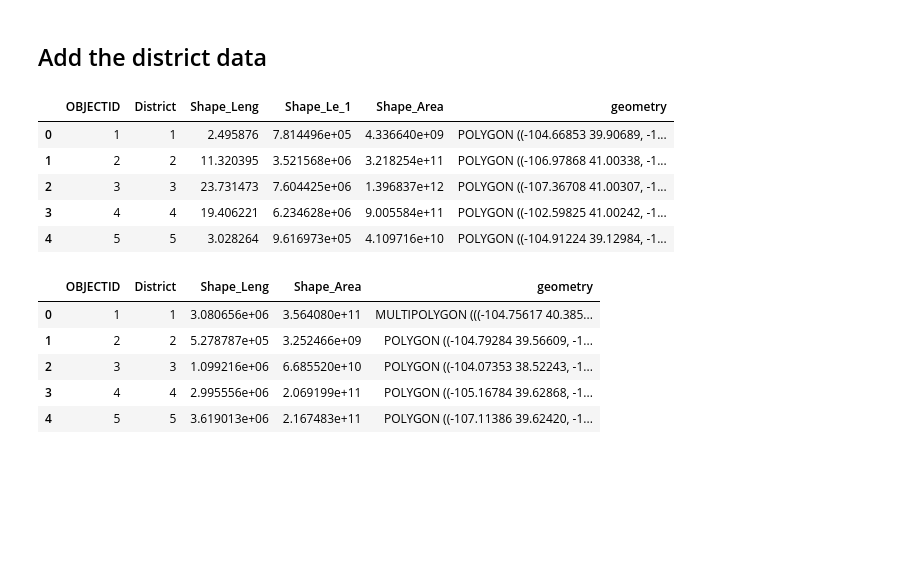
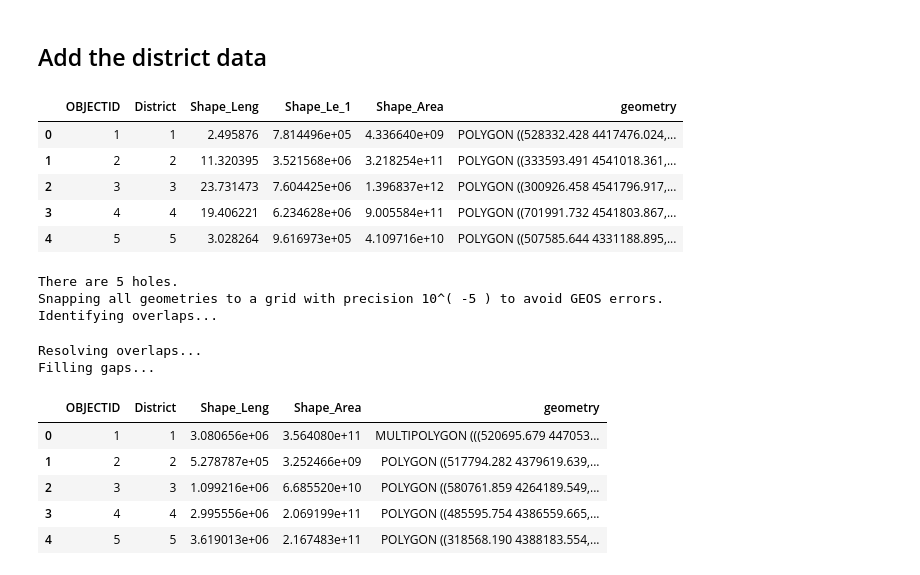
Before and after one commit to eveomett-states/Colorado, a Jupyter notebook: co.ipynb, the cells around one changed output. Saved outputs shown, nothing was run; the diff lists cells and outputs as text; code cells hidden in the pictures; blank space fills up the shorter version.

```diff
--- a/co.ipynb
+++ b/co.ipynb
@@ -264,22 +323,33 @@ population agrees
 # %%
-cong_df = gpd.read_file(cd_data).to_crs('EPSG:4269')
-send = gpd.read_file(send_data).to_crs('EPSG:4269')
-hdist = gpd.read_file(hdist_data).to_crs('EPSG:4269')
+cd = gpd.read_file(cd_data)
+cd = cd.to_crs(cd.estimate_utm_crs())
+send = gpd.read_file(send_data)
+send = send.to_crs(send.estimate_utm_crs())
+hdist = gpd.read_file(hdist_data)
+hdist = hdist.to_crs(hdist.estimate_utm_crs())
 # %%
-cong_df.head()
+cd.head()
 # %% [output]
 |  | OBJECTID | District | Shape_Leng | Shape_Le_1 | Shape_Area | geometry |
-| 0 | 1 | 1 | 2.495876 | 7.814496e+05 | 4.336640e+09 | POLYGON ((-104.66853 39.90689, -1... |
-| 1 | 2 | 2 | 11.320395 | 3.521568e+06 | 3.218254e+11 | POLYGON ((-106.97868 41.00338, -1... |
-| 2 | 3 | 3 | 23.731473 | 7.604425e+06 | 1.396837e+12 | POLYGON ((-107.36708 41.00307, -1... |
-| 3 | 4 | 4 | 19.406221 | 6.234628e+06 | 9.005584e+11 | POLYGON ((-102.59825 41.00242, -1... |
-| 4 | 5 | 5 | 3.028264 | 9.616973e+05 | 4.109716e+10 | POLYGON ((-104.91224 39.12984, -1... |
+| 0 | 1 | 1 | 2.495876 | 7.814496e+05 | 4.336640e+09 | POLYGON ((528332.428 4417476.024,... |
+| 1 | 2 | 2 | 11.320395 | 3.521568e+06 | 3.218254e+11 | POLYGON ((333593.491 4541018.361,... |
+| 2 | 3 | 3 | 23.731473 | 7.604425e+06 | 1.396837e+12 | POLYGON ((300926.458 4541796.917,... |
+| 3 | 4 | 4 | 19.406221 | 6.234628e+06 | 9.005584e+11 | POLYGON ((701991.732 4541803.867,... |
+| 4 | 5 | 5 | 3.028264 | 9.616973e+05 | 4.109716e+10 | POLYGON ((507585.644 4331188.895,... |
+# %%
+election_df = add_district(cd, "CD", election_df, "District")
+# %% [output]
+There are 5 holes.
+Snapping all geometries to a grid with precision 10^( -5 ) to avoid GEOS errors.
+Identifying overlaps...
+Resolving overlaps...
+Filling gaps...
 # %%
 send.head()
 # %% [output]
 |  | OBJECTID | District | Shape_Leng | Shape_Area | geometry |
-| 0 | 1 | 1 | 3.080656e+06 | 3.564080e+11 | MULTIPOLYGON (((-104.75617 40.385... |
-| 1 | 2 | 2 | 5.278787e+05 | 3.252466e+09 | POLYGON ((-104.79284 39.56609, -1... |
-| 2 | 3 | 3 | 1.099216e+06 | 6.685520e+10 | POLYGON ((-104.07353 38.52243, -1... |
-| 3 | 4 | 4 | 2.995556e+06 | 2.069199e+11 | POLYGON ((-105.16784 39.62868, -1... |
-| 4 | 5 | 5 | 3.619013e+06 | 2.167483e+11 | POLYGON ((-107.11386 39.62420, -1... |
+| 0 | 1 | 1 | 3.080656e+06 | 3.564080e+11 | MULTIPOLYGON (((520695.679 447053... |
+| 1 | 2 | 2 | 5.278787e+05 | 3.252466e+09 | POLYGON ((517794.282 4379619.639,... |
+| 2 | 3 | 3 | 1.099216e+06 | 6.685520e+10 | POLYGON ((580761.859 4264189.549,... |
+| 3 | 4 | 4 | 2.995556e+06 | 2.069199e+11 | POLYGON ((485595.754 4386559.665,... |
+| 4 | 5 | 5 | 3.619013e+06 | 2.167483e+11 | POLYGON ((318568.190 4388183.554,... |
```
Also changed, not shown: parts of 58 cells of this notebook.
